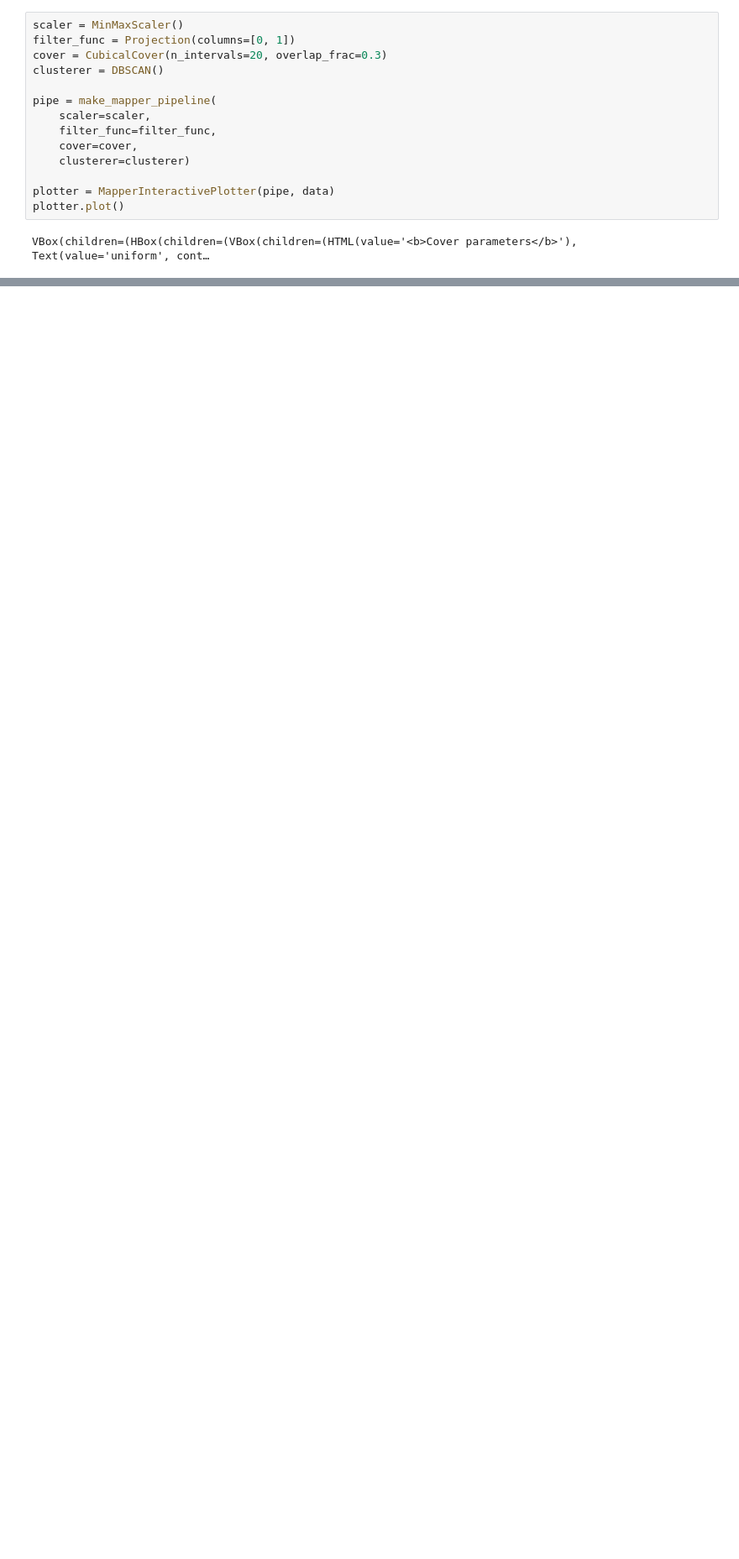
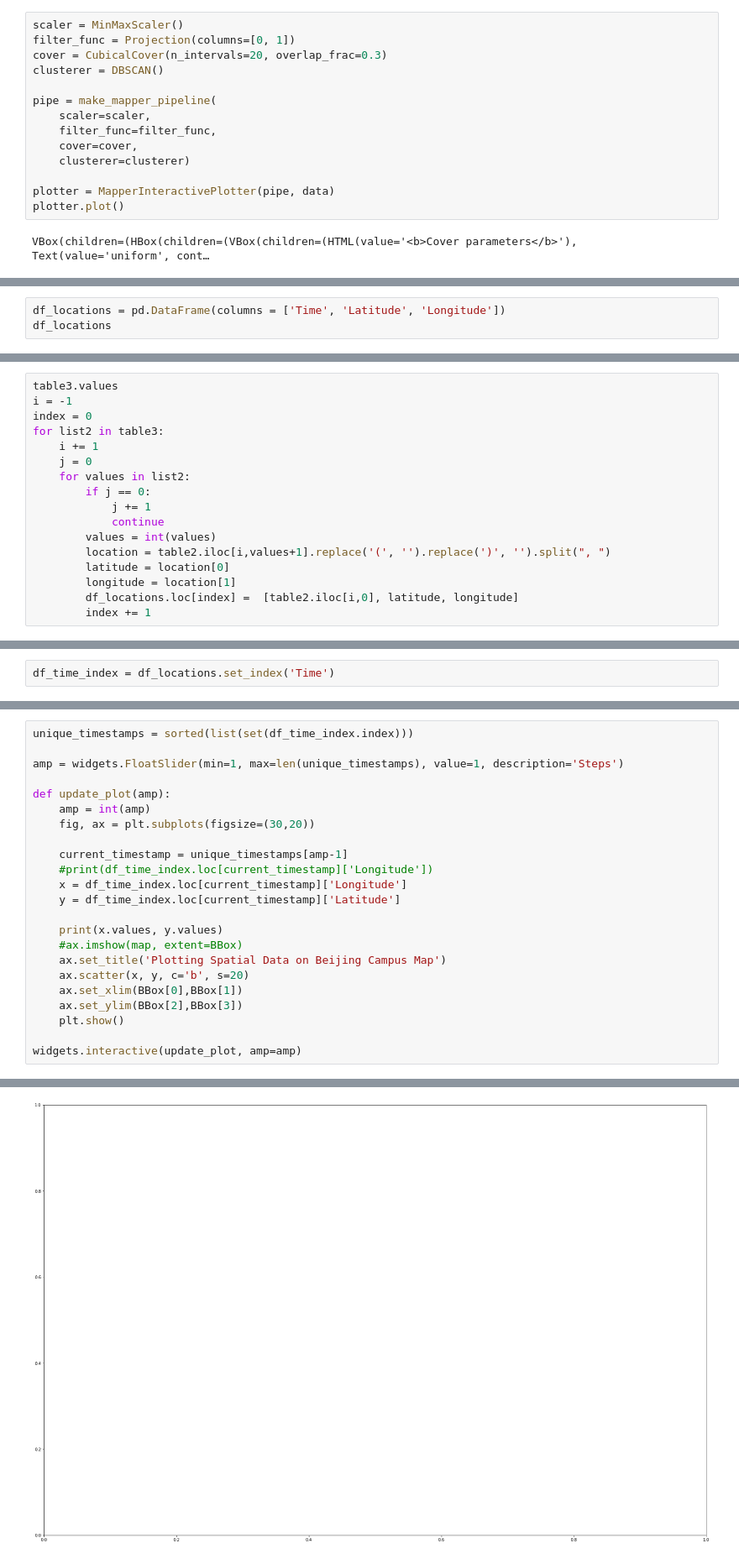
Before and after one commit to maasva/TDA, a Jupyter notebook: Mapper MVP.ipynb, the cells around one changed output, grey strips where cells are left out. Shown at 84% size. Drawn from its saved outputs; the diff is of its cells as text; blank space fills up the shorter version.

```diff
--- a/Mapper MVP.ipynb
+++ b/Mapper MVP.ipynb
@@ -164,0 +244,3 @@ interactive(children=(FloatSlider(value=1.0, description='Steps', max=70.0, min=
+# %%
+df_locations = pd.DataFrame(columns = ['Time', 'Latitude', 'Longitude'])
+df_locations
@@ -164,0 +249,17 @@ interactive(children=(FloatSlider(value=1.0, description='Steps', max=70.0, min=
+# %%
+table3.values
+i = -1
+index = 0
+for list2 in table3:
+    i += 1
+    j = 0
+    for values in list2:
+        if j == 0:
+            j += 1
+            continue
+        values = int(values)
+        location = table2.iloc[i,values+1].replace('(', '').replace(')', '').split(", ")
+        latitude = location[0]
+        longitude = location[1]
+        df_locations.loc[index] =  [table2.iloc[i,0], latitude, longitude]
+        index += 1
@@ -164,0 +310,2 @@ interactive(children=(FloatSlider(value=1.0, description='Steps', max=70.0, min=
+# %%
+df_time_index = df_locations.set_index('Time')
@@ -164,0 +330,24 @@ interactive(children=(FloatSlider(value=1.0, description='Steps', max=70.0, min=
+# %%
+unique_timestamps = sorted(list(set(df_time_index.index)))
+
+amp = widgets.FloatSlider(min=1, max=len(unique_timestamps), value=1, description='Steps')
+
+def update_plot(amp):
+    amp = int(amp)
+    fig, ax = plt.subplots(figsize=(30,20))
+
+    current_timestamp = unique_timestamps[amp-1]
+    #print(df_time_index.loc[current_timestamp]['Longitude'])
+    x = df_time_index.loc[current_timestamp]['Longitude']
+    y = df_time_index.loc[current_timestamp]['Latitude']
+
+    print(x.values, y.values)
+    #ax.imshow(map, extent=BBox)
+    ax.set_title('Plotting Spatial Data on Beijing Campus Map')
+    ax.scatter(x, y, c='b', s=20)
+    ax.set_xlim(BBox[0],BBox[1])
+    ax.set_ylim(BBox[2],BBox[3])
+    plt.show()
+
+widgets.interactive(update_plot, amp=amp)
+# %% [output]
@@ -164,0 +355 @@ interactive(children=(FloatSlider(value=1.0, description='Steps', max=70.0, min=
+[figure, added]
```
Also changed, not shown: parts of 24 cells of this notebook.
